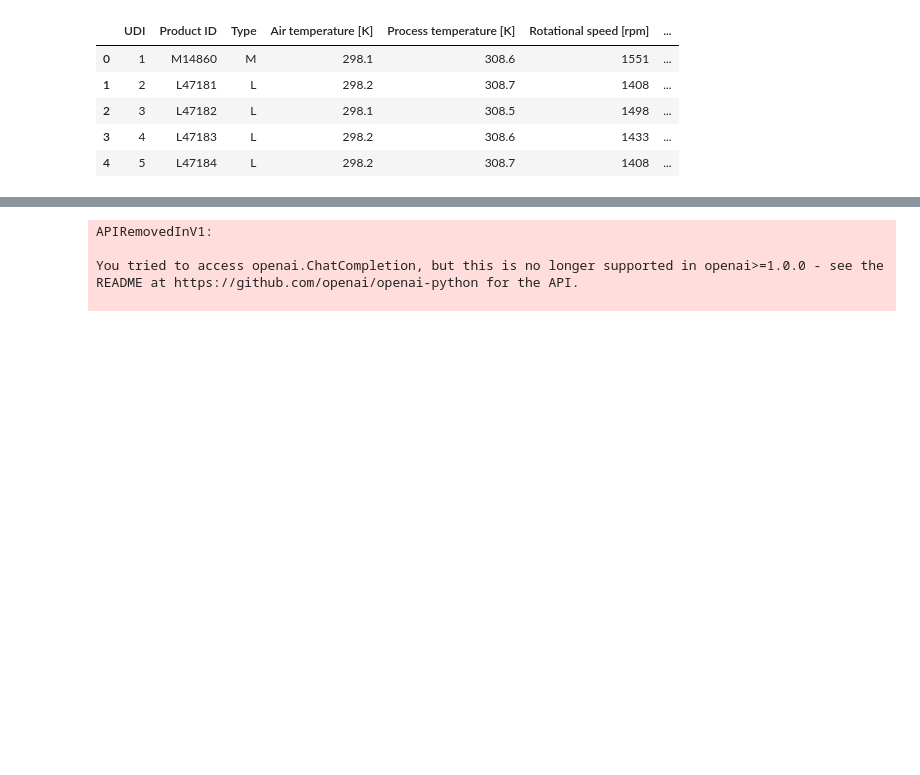
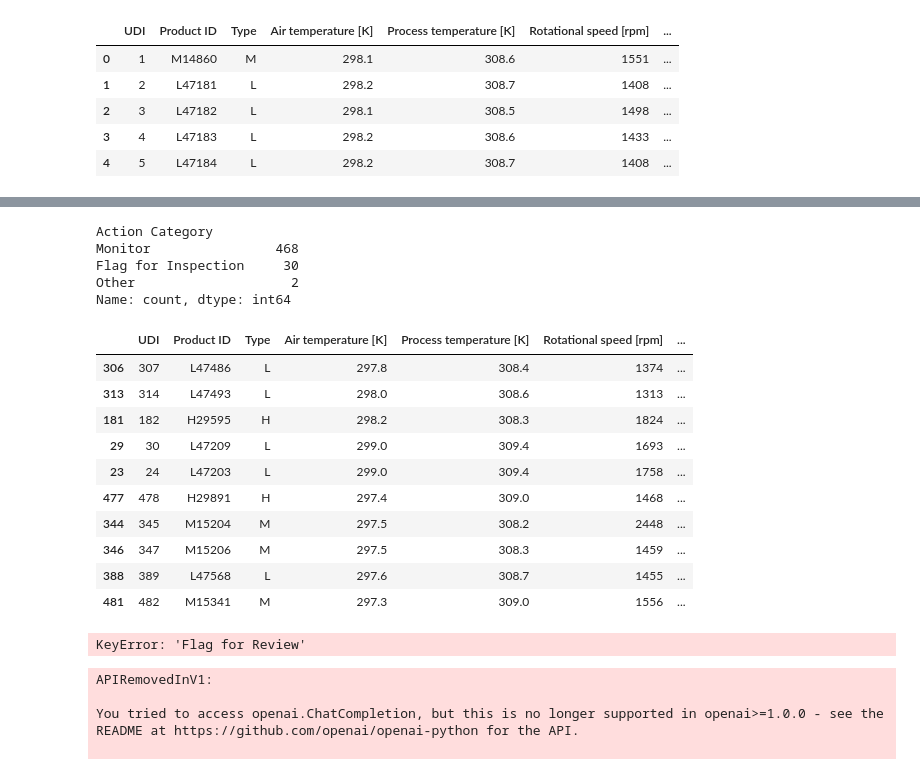
Before and after one commit to 4CDA/predictive_maintenance_decisiontrees, a Jupyter notebook: demo.ipynb, the cells around one changed output, grey strips where cells are left out. Drawn from its saved outputs; the diff is of its cells as text; code cells hidden in the pictures; blank space fills up the shorter version.

```diff
--- a/demo.ipynb
+++ b/demo.ipynb
@@ -139,0 +172,3 @@ Status:
+# %%
+#  Make a safe copy of the original dataframe
+llm_comment_df = df.copy()
@@ -139,0 +193,8 @@ Status:
+# %%
+# Apply the LLM prompt and response function to each row of the dataset.
+# For every row, it generates a structured JSON response from the model,
+# then extracts and stores the 'comment' and 'recommended action' into two new columns.
+llm_comment_df[["LLM Comment", "Recommended Action"]] = llm_comment_df.apply(
+    lambda row: pd.Series(get_llm_comment(create_prompt(row))),
+    axis=1
+)
@@ -139,0 +223,37 @@ Status:
+# %%
+def bucket_action(text):
+    text = text.lower()
+    if "no action" in text or "stable" in text:
+        return "No Action"
+    elif "monitor" in text:
+        return "Monitor"
+    elif any(term in text for term in ["inspection", "follow-up", "review", "diagnostics", "replace"]):
+        return "Flag for Inspection"
+    else:
+        return "Other"
+
+
+llm_comment_df["Action Category"] = llm_comment_df["Recommended Action"].apply(bucket_action)
+llm_comment_df["Action Category"].value_counts()
+# %% [output]
+Action Category
+Monitor                468
+Flag for Inspection     30
+Other                    2
+Name: count, dtype: int64
+# %%
+action_df= llm_comment_df.copy()
+# %%
+action_df.sample(10)
+# %% [output]
+|  | UDI | Product ID | Type | Air temperature [K] | Process temperature [K] | Rotational speed [rpm] | ... |
+| 306 | 307 | L47486 | L | 297.8 | 308.4 | 1374 | ... |
+| 313 | 314 | L47493 | L | 298.0 | 308.6 | 1313 | ... |
+| 181 | 182 | H29595 | H | 298.2 | 308.3 | 1824 | ... |
+| 29 | 30 | L47209 | L | 299.0 | 309.4 | 1693 | ... |
+| 23 | 24 | L47203 | L | 299.0 | 309.4 | 1758 | ... |
+| 477 | 478 | H29891 | H | 297.4 | 309.0 | 1468 | ... |
+| 344 | 345 | M15204 | M | 297.5 | 308.2 | 2448 | ... |
+| 346 | 347 | M15206 | M | 297.5 | 308.3 | 1459 | ... |
+| 388 | 389 | L47568 | L | 297.6 | 308.7 | 1455 | ... |
+| 481 | 482 | M15341 | M | 297.3 | 309.0 | 1556 | ... |
@@ -139,0 +262,4 @@ Status:
+# %%
+action_df[action_df["Flag for Review"]].groupby("Product ID").size().sort_values(ascending=False)
+# %% [output]
+KeyError: 'Flag for Review'
```
Also changed, not shown: parts of 20 cells of this notebook, 3 other files.
